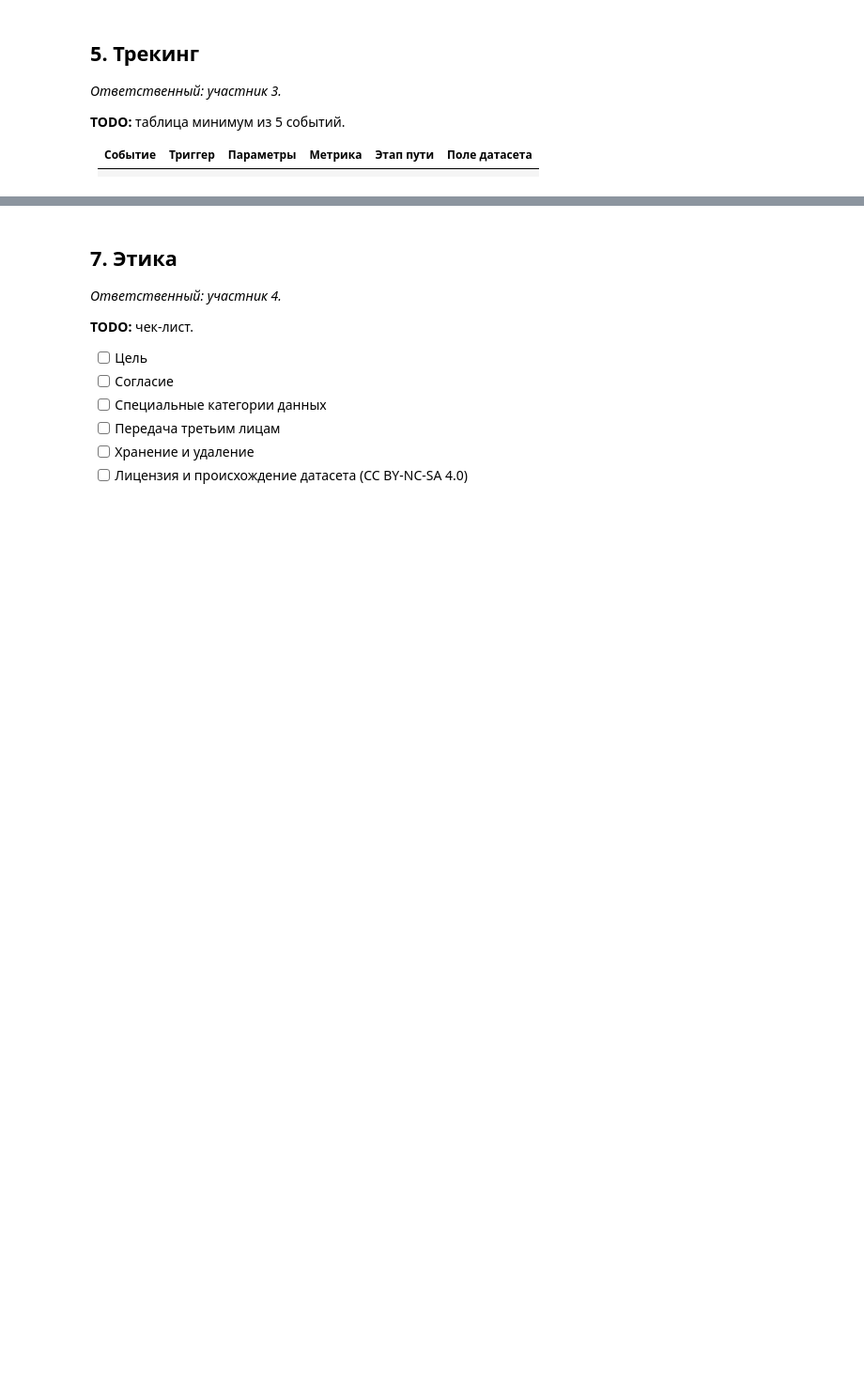
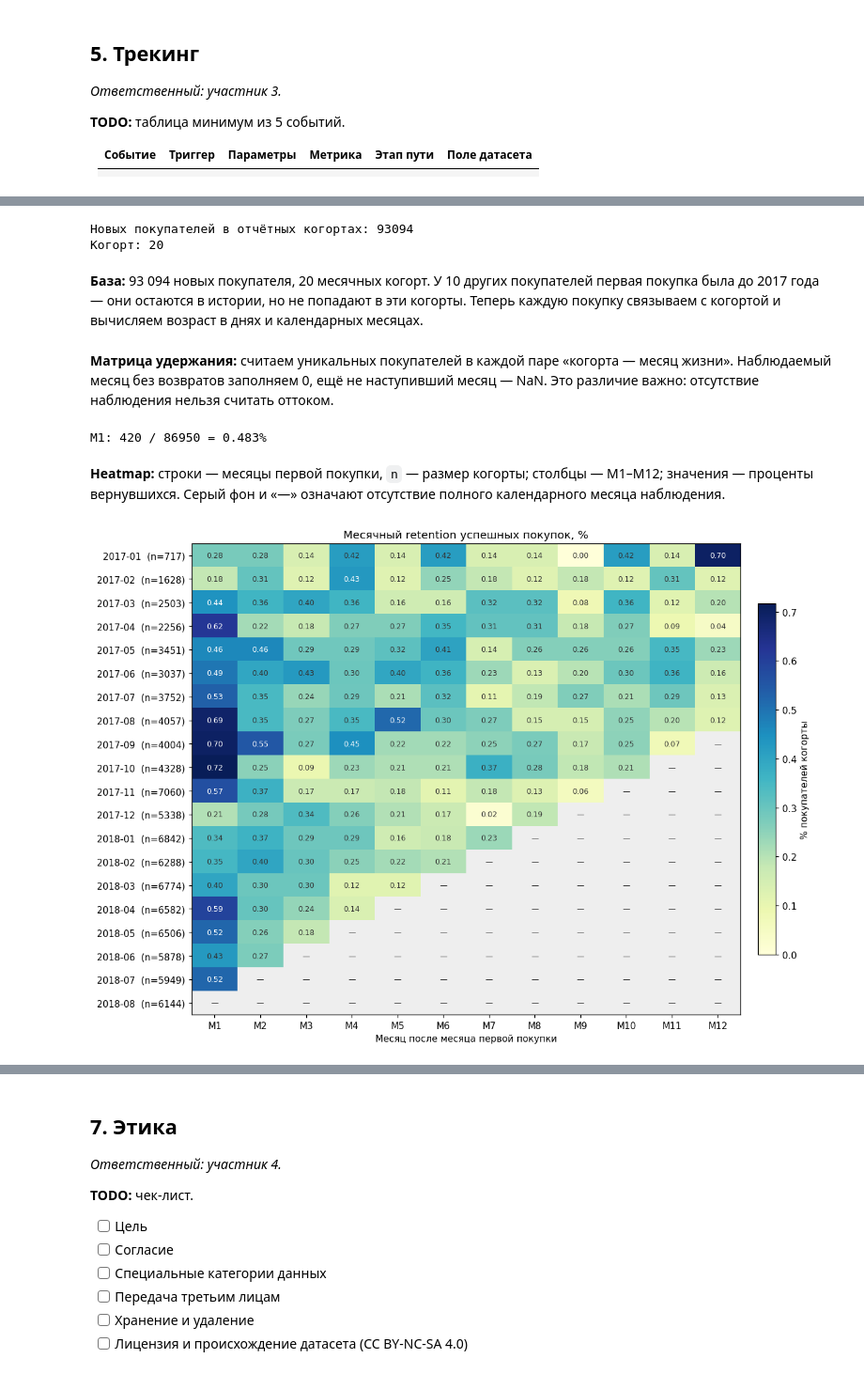
Before and after one commit to iverid/ProdAnal, a Jupyter notebook: project.ipynb, the cells around one changed output, grey strips where cells are left out. Shown at 94% size. Saved outputs shown, nothing was run; the diff lists cells and outputs as text; code cells hidden in the pictures; blank space fills up the shorter version.

Commit message:
Подготовка данных и расчет когортного retention (#1)
* Подготовка данных (п2) и рассчет когортного retention (часть п6)

* Добавление таблицы с данными

```diff
--- a/project.ipynb
+++ b/project.ipynb
@@ -170,0 +591,15 @@ Olist использует комбинированную схему получ
+# %%
+first_purchase = purchase_history.groupby('customer_unique_id')['purchase_date'].min().rename('first_purchase_date')
+buyer_cohorts = first_purchase.to_frame()
+buyer_cohorts['cohort'] = buyer_cohorts.first_purchase_date.dt.to_period('M')
+buyer_cohorts = buyer_cohorts.loc[buyer_cohorts.first_purchase_date.ge(ANALYSIS_START)].copy()
+cohort_index = pd.period_range(ANALYSIS_START, LAST_OBSERVED_DAY, freq='M')
+cohort_sizes = buyer_cohorts.groupby('cohort').size().reindex(cohort_index, fill_value=0).rename('buyers')
+cohort_sizes.index.name = 'cohort'
+print('Новых покупателей в отчётных когортах:', int(cohort_sizes.sum()))
+print('Когорт:', len(cohort_sizes))
+# %% [output]
+Новых покупателей в отчётных когортах: 93094
+Когорт: 20
+# %% [markdown]
+**База:** 93 094 новых покупателя, 20 месячных когорт. У 10 других покупателей первая покупка была до 2017 года — они остаются в истории, но не попадают в эти когорты. Теперь каждую покупку связываем с когортой и вычисляем возраст в днях и календарных месяцах.
@@ -170,0 +619,47 @@ Olist использует комбинированную схему получ
+# %% [markdown]
+**Матрица удержания:** считаем уникальных покупателей в каждой паре «когорта — месяц жизни». Наблюдаемый месяц без возвратов заполняем 0, ещё не наступивший месяц — NaN. Это различие важно: отсутствие наблюдения нельзя считать оттоком.
+# %%
+month_ages = pd.Index(range(len(cohort_index)), name='month_age')
+monthly_counts = repeats.groupby(['cohort', 'month_age']).customer_unique_id.nunique().unstack(
+    'month_age', fill_value=0,
+).reindex(index=cohort_index, columns=month_ages, fill_value=0)
+monthly_counts[0] = cohort_sizes  # M0 — приобретение, а не повтор
+observed_months = pd.DataFrame(
+    [[cohort + int(k) <= LAST_OBSERVED_DAY.to_period('M') for k in month_ages] for cohort in cohort_index],
+    index=cohort_index, columns=month_ages,
+)
+monthly_counts = monthly_counts.where(observed_months & cohort_sizes.gt(0).to_numpy()[:, None])
+monthly_retention = monthly_counts.div(cohort_sizes.replace(0, np.nan), axis=0)
+assert monthly_retention[0].eq(1).all()
+assert monthly_retention.stack().dropna().between(0, 1).all()
+assert monthly_counts.where(~observed_months).isna().all().all()
+m1_mature = observed_months[1] & cohort_sizes.gt(0)
+m1_buyers = int(cohort_sizes.loc[m1_mature].sum())
+m1_returned = int(monthly_counts.loc[m1_mature, 1].sum())
+print(f'M1: {m1_returned} / {m1_buyers} = {m1_returned / m1_buyers * 100:.3f}%')
+# %% [output]
+M1: 420 / 86950 = 0.483%
+# %% [markdown]
+**Heatmap:** строки — месяцы первой покупки, `n` — размер когорты; столбцы — M1–M12; значения — проценты вернувшихся. Серый фон и «—» означают отсутствие полного календарного месяца наблюдения.
+# %%
+heatmap = monthly_retention.loc[:, 1:12].mul(100)
+colors = plt.get_cmap('YlGnBu').copy()
+colors.set_bad('#eeeeee')
+fig, ax = plt.subplots(figsize=(11, 8))
+image = ax.imshow(np.ma.masked_invalid(heatmap.to_numpy()), aspect='auto',
+                  cmap=colors, vmin=0, vmax=np.nanmax(heatmap.to_numpy()))
+ax.set_xticks(range(12), [f'M{k}' for k in range(1, 13)])
+ax.set_yticks(range(len(cohort_index)),
+              [f'{cohort}  (n={cohort_sizes.loc[cohort]})' for cohort in cohort_index])
+for row in range(len(heatmap)):
+    for column in range(len(heatmap.columns)):
+        value = heatmap.iloc[row, column]
+        label = '—' if pd.isna(value) else f'{value:.2f}'
+        ink = 'white' if pd.notna(value) and value > image.norm.vmax * 0.6 else '#333333'
+        ax.text(column, row, label, ha='center', va='center', fontsize=8, color=ink)
+ax.set(title='Месячный retention успешных покупок, %', xlabel='Месяц после месяца первой покупки')
+fig.colorbar(image, ax=ax, label='% покупателей когорты', fraction=0.03, pad=0.03)
+fig.tight_layout()
+plt.show()
+# %% [output]
+[figure, added]
```
Also changed, not shown: parts of 44 cells of this notebook, 1 other file.
